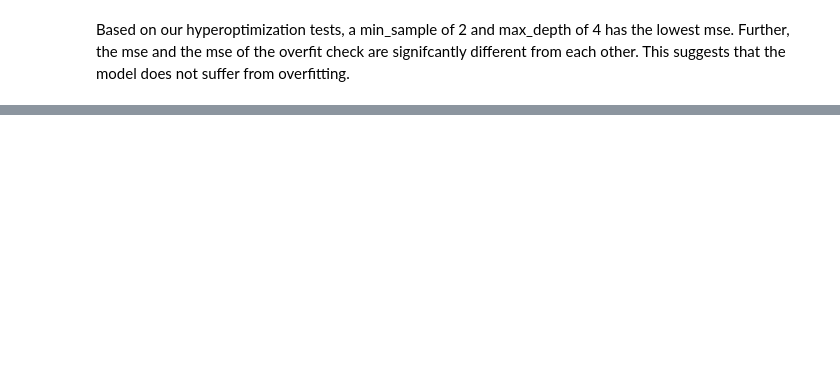
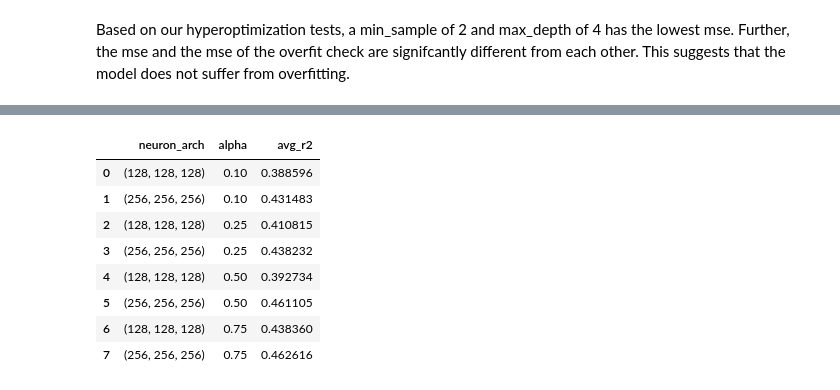
Before and after one commit to KevinDai99/Insilico-DrugDiscovery, a Jupyter notebook: MachineLearning_Models_Part_2.ipynb, the cells around one changed output, grey strips where cells are left out. Cells and saved outputs as stored; diff of their text form; code cells hidden in the pictures; blank space fills up the shorter version.

```diff
--- a/MachineLearning_Models_Part_2.ipynb
+++ b/MachineLearning_Models_Part_2.ipynb
@@ -178,0 +318,38 @@ r2_score(Y_Pred_final, Y_test_final)
+# %%
+def cross_validate(features, label):
+
+    # k_value testing
+    alpha = [0.1, 0.25, 0.50, 0.75, 2]
+    neural_archway = [(128,128, 128), (256,256, 256)]
+    scores = []
+
+    for a in alpha:
+        for n in neural_archway:
+
+            kf = KFold(n_splits = 4, shuffle = True, random_state = 1)
+
+            mpl = MLPRegressor(hidden_layer_sizes = n, activation = 'relu', solver = 'sgd', alpha = a)
+
+            scoring = cross_val_score(mpl, features[features.columns], label,
+                scoring = 'r2', cv = kf)
+
+            scoring = np.mean(scoring)
+
+            scores.append([n, a, scoring])
+
+    return scores
+# %%
+cross_val = cross_validate(X, Y)
+# %%
+df_cross = pd.DataFrame(cross_val, columns = ['neuron_arch', 'alpha', 'avg_r2'])
+df_cross
+# %% [output]
+|  | neuron_arch | alpha | avg_r2 |
+| 0 | (128, 128, 128) | 0.10 | 0.388596 |
+| 1 | (256, 256, 256) | 0.10 | 0.431483 |
+| 2 | (128, 128, 128) | 0.25 | 0.410815 |
+| 3 | (256, 256, 256) | 0.25 | 0.438232 |
+| 4 | (128, 128, 128) | 0.50 | 0.392734 |
+| 5 | (256, 256, 256) | 0.50 | 0.461105 |
+| 6 | (128, 128, 128) | 0.75 | 0.438360 |
+| 7 | (256, 256, 256) | 0.75 | 0.462616 |
```
Also changed, not shown: parts of 26 cells of this notebook.
